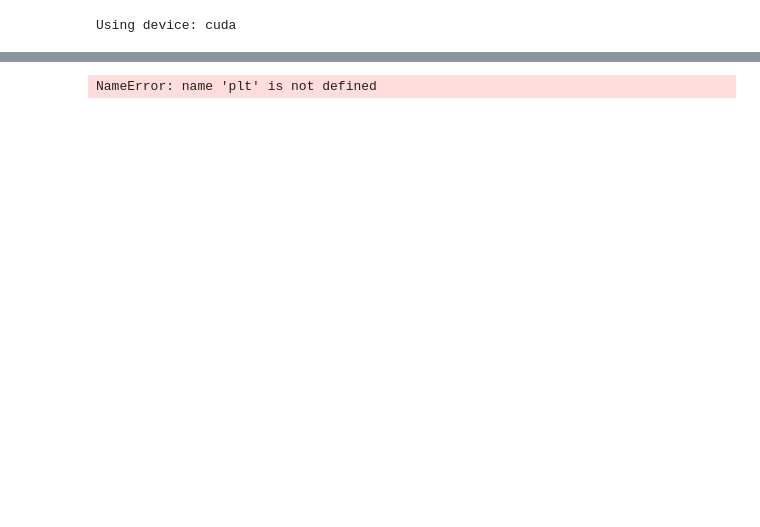
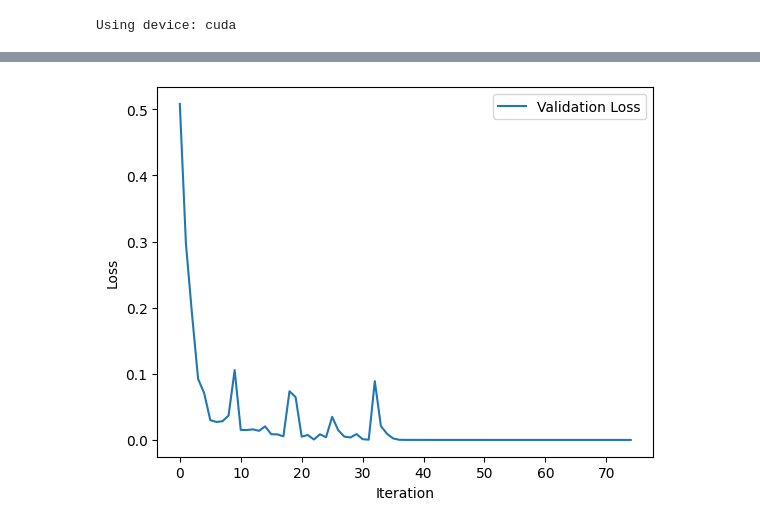
Before and after one commit to IsacPasianotto/federatedlearning, a Jupyter notebook: network.ipynb, the cells around one changed output, grey strips where cells are left out. Saved outputs shown, nothing was run; the diff lists cells and outputs as text; code cells hidden in the pictures; blank space fills up the shorter version.

```diff
--- a/network.ipynb
+++ b/network.ipynb
@@ -124,7 +123,7 @@ def train(model, train_data, val_data, epochs=10, lr=0.001):
     # device = torch.device("cuda" if torch.cuda.is_available() else "cpu")
     model.to(device)
 
-    for epoch in range(epochs):
+    for epoch in trange(epochs):
         # Set the model to training mode
         model.train()
 
@@ -138,8 +137,7 @@ def train(model, train_data, val_data, epochs=10, lr=0.001):
             # Forward pass
             y_pred = model(img)
             # Compute the loss
-            loss = criterion(y_pred, label.long() - 1)
-            # loss = criterion(y_pred, label.long())
+            loss = criterion(y_pred, label.long())
             # Backward pass
             loss.backward()
             # Update the weights
@@ -159,16 +157,21 @@ def train(model, train_data, val_data, epochs=10, lr=0.001):
                 # Move data to the appropriate device
                 img, label = img.to(device), label.to(device)
                 y_pred = model(img)
-                loss = criterion(y_pred, label.long() - 1)
-                # loss = criterion(y_pred, label.long())
+                loss = criterion(y_pred, label.long())
                 val_loss += loss.item()
 
         val_losses.append(val_loss / len(val_data))
 
-        print(f'Epoch {epoch}, Validation Loss {val_loss / len(val_data)}')
+        if epoch % 5 == 0:
+            print(f'Epoch {epoch}, Validation Loss {val_loss / len(val_data)}')
 
     return train_losses, val_losses
+# %%
+train_loader = DataLoader(data, batch_size=64, shuffle=True)
+val_loader = DataLoader(data, batch_size=64, shuffle=False)
 # %%
+# Test with the NIST dataset
+
 # Define the transformations
 # transform = transforms.Compose([
 #     transforms.ToTensor(),  # Converts to float32 and scales to [0, 1]
@@ -180,14 +183,19 @@ def train(model, train_data, val_data, epochs=10, lr=0.001):
 # val_dataset = datasets.MNIST(root='./data', train=False, transform=transform, download=True)
 
 # # Create data loaders
-train_loader = DataLoader(data, batch_size=128, shuffle=True)
-val_loader = DataLoader(data, batch_size=128, shuffle=False)
 
 # train_loader = DataLoader(train_dataset, batch_size=32, shuffle=True)
 # val_loader = DataLoader(val_dataset, batch_size=32, shuffle=False)
+
+# model = minst_classifier()
 # %%
 # Example instantiation and training
 model = BrainClassifier()
-# model = minst_classifier()
-train_losses, val_losses = train(model, train_loader, val_loader, epochs=10, lr=0.001)
+
+tstart = time.time()
+
+train_losses, val_losses = train(model, train_loader, val_loader, epochs=75, lr=0.001)
+
+tend = time.time()
+print("Time elapsed: ", tend-tstart)
 # %% [output]
@@ -204,12 +215,12 @@ Epoch 9, Validation Loss 0.016199760449429352
 # %%
 # plot the losses
 plt.plot(val_losses, label='Validation Loss')
-plt.plot(train_losses, label='Training Loss')
+# plt.plot(train_losses, label='Training Loss')
 
 plt.xlabel('Iteration')
 plt.ylabel('Loss')
 plt.legend()
-plt.xlim(0, 200)
+# plt.xlim((0, 10))
 plt.show()
 # %% [output]
-NameError: name 'plt' is not defined
+[figure, added]
```
Also changed, not shown: parts of 13 cells of this notebook, 2 other files.
